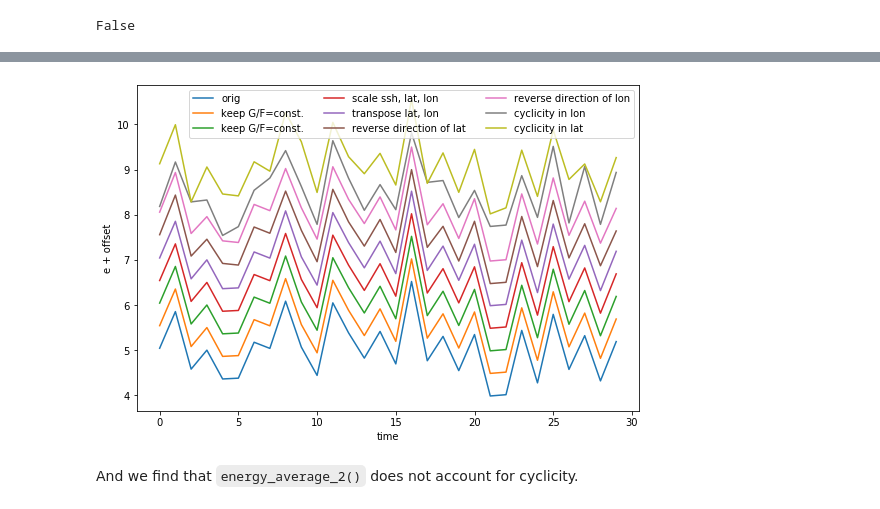
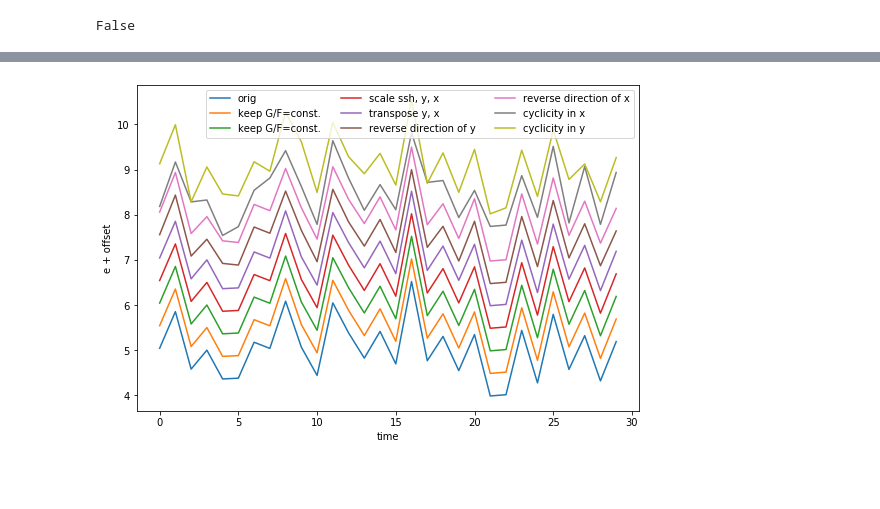
Before and after one commit to willirath/Automated-generation-of-metamorphic-test-scenarios-for-an-ocean-modeling-application, a Jupyter notebook: test_application_metamorphic_testing.ipynb, the cells around one changed output, grey strips where cells are left out. Saved outputs shown, nothing was run; the diff lists cells and outputs as text; code cells hidden in the pictures; blank space fills up the shorter version.

```diff
--- a/test_application_metamorphic_testing.ipynb
+++ b/test_application_metamorphic_testing.ipynb
@@ -33,8 +35,8 @@ F0 = 2 * 7.2921e-5 * 0.5  # Coriolis parameter (in 1/second) at 30 N
 # %%
-time = np.arange(Ntime)  # time vector
-lat = np.arange(Nlat) * dlat  # positions in lat
-lon = np.arange(Nlon) * dlon  # positions in lon
+t = np.arange(Nt)  # time vector
+y = np.arange(Ny) * dy  # positions in y
+x = np.arange(Nx) * dx  # positions in x
 
 # chose a random sea level field
 np.random.seed(rng_seed)
-ssh = 3 * np.random.normal(size=(Ntime, Nlat, Nlon))
+ssh = 3 * np.random.normal(size=(Nt, Ny, Nx))
@@ -63,13 +69,13 @@ def energy_average_1(ssh=None, time=None, lat=None, lon=None, G=G0, F=F0):
 # %%
-def energy_average_2(ssh=None, time=None, lat=None, lon=None, G=G0, F=F0):
+def energy_average_2(ssh=None, t=None, y=None, x=None, G=G0, F=F0):
 
     # get grid constant
-    dlat = lat[1] - lat[0]
-    dlon = lon[1] - lon[0]
+    dy = y[1] - y[0]
+    dx = x[1] - x[0]
 
     # calculate u and v using geostrophy
-    u = -G / F * np.diff(ssh[:, :, :-1], axis=1) / dlat
-    v = G / F * np.diff(ssh[:, :-1, :], axis=2) / dlon
+    u = -G / F * np.diff(ssh[:, :, :-1], axis=1) / dy
+    v = G / F * np.diff(ssh[:, :-1, :], axis=2) / dx
 
     # calculate energy
     e = 0.5 * (u ** 2 + v ** 2)
@@ -121,23 +133,21 @@ ax.legend(ncol=3);
 # %%
 fig, ax = plt.subplots(1, 1, figsize=(9, 6))
 
 eave = energy_average_2
 
-ax.plot(time, eave(ssh, time, lat, lon, G=G0, F=F0), label="orig")
-ax.plot(time, eave(ssh, time, lat, lon, G=G0 * 5, F=F0 * 5) + 0.5, label="keep G/F=const.")
-ax.plot(time, eave(ssh, time, lat, lon, G=1, F=F0/G0) + 1.0, label="keep G/F=const.")
-ax.plot(time, eave(7 * ssh, time, 7 * lat, 7 * lon) + 1.5, label="scale ssh, lat, lon")
-ax.plot(time, eave(ssh.transpose([0, 2, 1]), time, lat=lon, lon=lat) + 2.0, label="transpose lat, lon")
-ax.plot(time, eave(ssh[:, ::-1, :], time, lat=lat[::-1], lon=lon) + 2.5, label="reverse direction of lat")
-ax.plot(time, eave(ssh[:, ::-1], time, lat=lat, lon=lon[::-1]) + 3.0, label="reverse direction of lon")
-ax.plot(time, eave(np.roll(ssh, 7, axis=-1), time, lat, lon=np.roll(lon, 7)) + 3.5, label="cyclicity in lon")
-ax.plot(time, eave(np.roll(ssh, 7, axis=-2), time, lat=np.roll(lat, 7), lon=lon) + 4.0, label="cyclicity in lat")
+ax.plot(t, eave(ssh, t, y, x, G=G0, F=F0), label="orig")
+ax.plot(t, eave(ssh, t, y, x, G=G0 * 5, F=F0 * 5) + 0.5, label="keep G/F=const.")
+ax.plot(t, eave(ssh, t, y, x, G=1, F=F0/G0) + 1.0, label="keep G/F=const.")
+ax.plot(t, eave(7 * ssh, t, 7 * y, 7 * x) + 1.5, label="scale ssh, y, x")
+ax.plot(t, eave(ssh.transpose([0, 2, 1]), t, y=x, x=y) + 2.0, label="transpose y, x")
+ax.plot(t, eave(ssh[:, ::-1, :], t, y=y[::-1], x=x) + 2.5, label="reverse direction of y")
+ax.plot(t, eave(ssh[:, ::-1], t, y=y, x=x[::-1]) + 3.0, label="reverse direction of x")
+ax.plot(t, eave(np.roll(ssh, 7, axis=-1), t, y, x=np.roll(x, 7)) + 3.5, label="cyclicity in x")
+ax.plot(t, eave(np.roll(ssh, 7, axis=-2), t, y=np.roll(y, 7), x=x) + 4.0, label="cyclicity in y")
 
 ax.set_xlabel("time")
 ax.set_ylabel("e + offset")
 
 ax.legend(ncol=3);
 # %% [output]
-[figure, old version]
+[figure, new version]
-# %% [markdown]
-And we find that `energy_average_2()` does not account for cyclicity.
```
Also changed, not shown: parts of 20 cells of this notebook.
